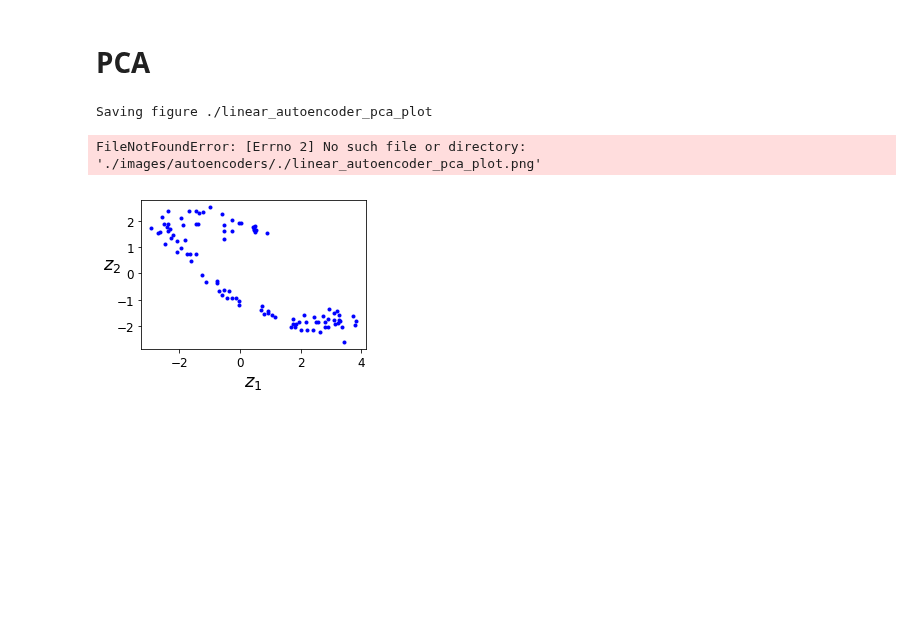
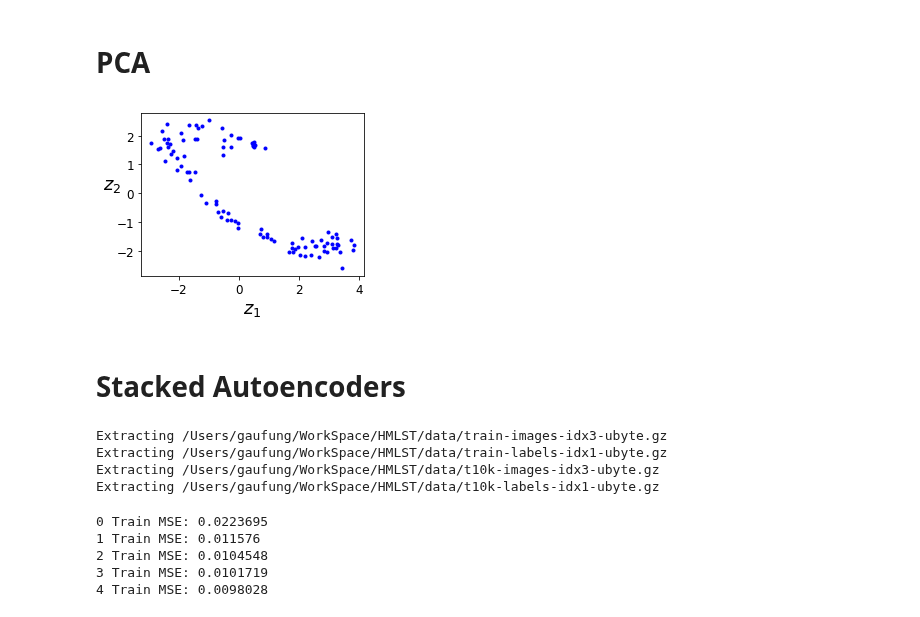
Before and after one commit to gaufung/Handon-ml, a Jupyter notebook: Chapter14/AutoEncoders.ipynb, the cells around one changed output. Cells and saved outputs as stored; diff of their text form; code cells hidden in the pictures; blank space fills up the shorter version.

```diff
--- a/Chapter14/AutoEncoders.ipynb
+++ b/Chapter14/AutoEncoders.ipynb
@@ -93,11 +93,18 @@ with tf.Session() as sess:
 # %%
 fig = plt.figure(figsize=(4,3))
 plt.plot(codings_val[:,0], codings_val[:, 1], "b.")
 plt.xlabel("$z_1$", fontsize=18)
 plt.ylabel("$z_2$", fontsize=18, rotation=0)
-save_fig("./linear_autoencoder_pca_plot")
 plt.show()
 # %% [output]
-Saving figure ./linear_autoencoder_pca_plot
-FileNotFoundError: [Errno 2] No such file or directory: './images/autoencoders/./linear_autoencoder_pca_plot.png'
-[figure, old version]
+[figure, new version]
+# %% [markdown]
+# Stacked Autoencoders
+# %%
+from tensorflow.examples.tutorials.mnist import input_data
+mnist = input_data.read_data_sets("/Users/gaufung/WorkSpace/HMLST/data")
+# %% [output]
+Extracting /Users/gaufung/WorkSpace/HMLST/data/train-images-idx3-ubyte.gz
+Extracting /Users/gaufung/WorkSpace/HMLST/data/train-labels-idx1-ubyte.gz
+Extracting /Users/gaufung/WorkSpace/HMLST/data/t10k-images-idx3-ubyte.gz
+Extracting /Users/gaufung/WorkSpace/HMLST/data/t10k-labels-idx1-ubyte.gz
@@ -103,0 +144,22 @@ FileNotFoundError: [Errno 2] No such file or directory: './images/autoencoders/.
+# %%
+n_epochs = 5
+batch_size = 150
+
+with tf.Session() as sess:
+    init.run()
+    for epoch in range(n_epochs):
+        n_batches = mnist.train.num_examples // batch_size
+        for iteration in range(n_batches):
+            print("\r{}%".format(100 * iteration // n_batches), end="") # not shown in the book
+            sys.stdout.flush()                                          # not shown
+            X_batch, y_batch = mnist.train.next_batch(batch_size)
+            sess.run(training_op, feed_dict={X: X_batch})
+        loss_train = reconstruction_loss.eval(feed_dict={X: X_batch})   # not shown
+        print("\r{}".format(epoch), "Train MSE:", loss_train)           # not shown
+        saver.save(sess, "./my_model_all_layers.ckpt")
+# %% [output]
+0 Train MSE: 0.0223695
+1 Train MSE: 0.011576
+2 Train MSE: 0.0104548
+3 Train MSE: 0.0101719
+4 Train MSE: 0.0098028
```
Also changed, not shown: parts of 49 cells of this notebook, 4 other files.
